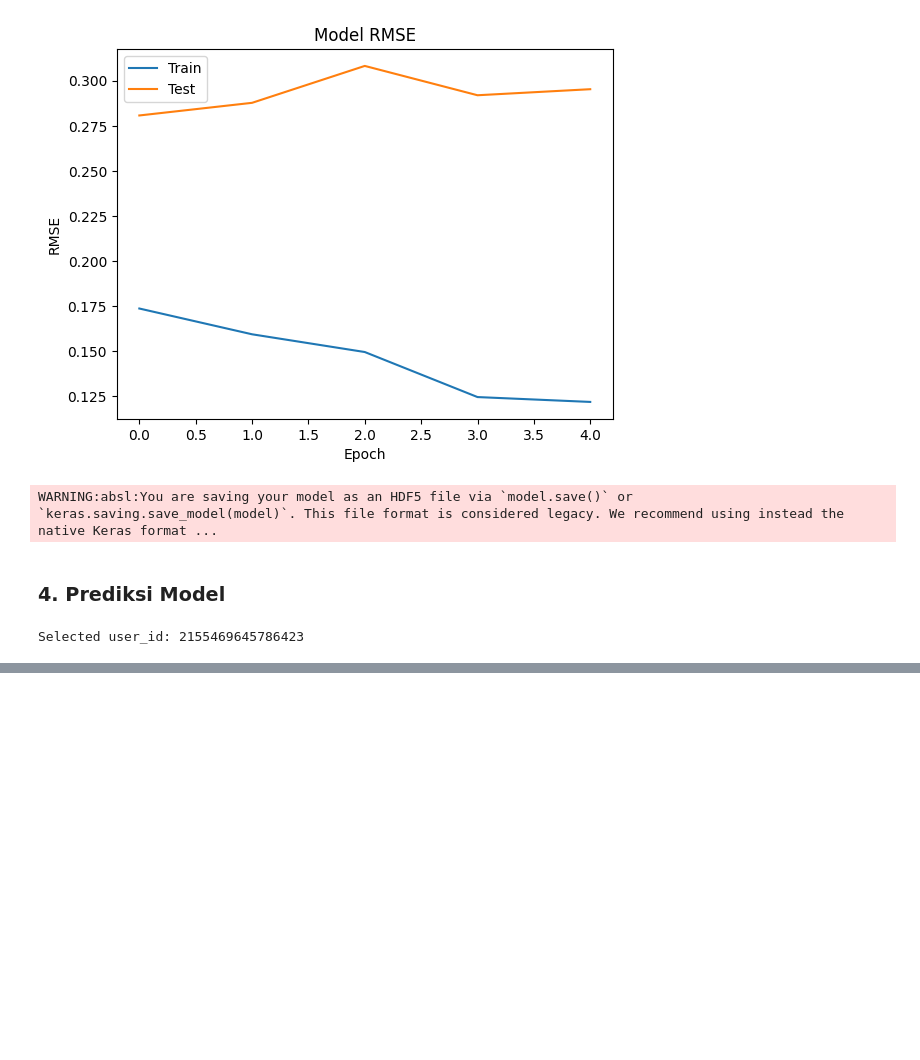
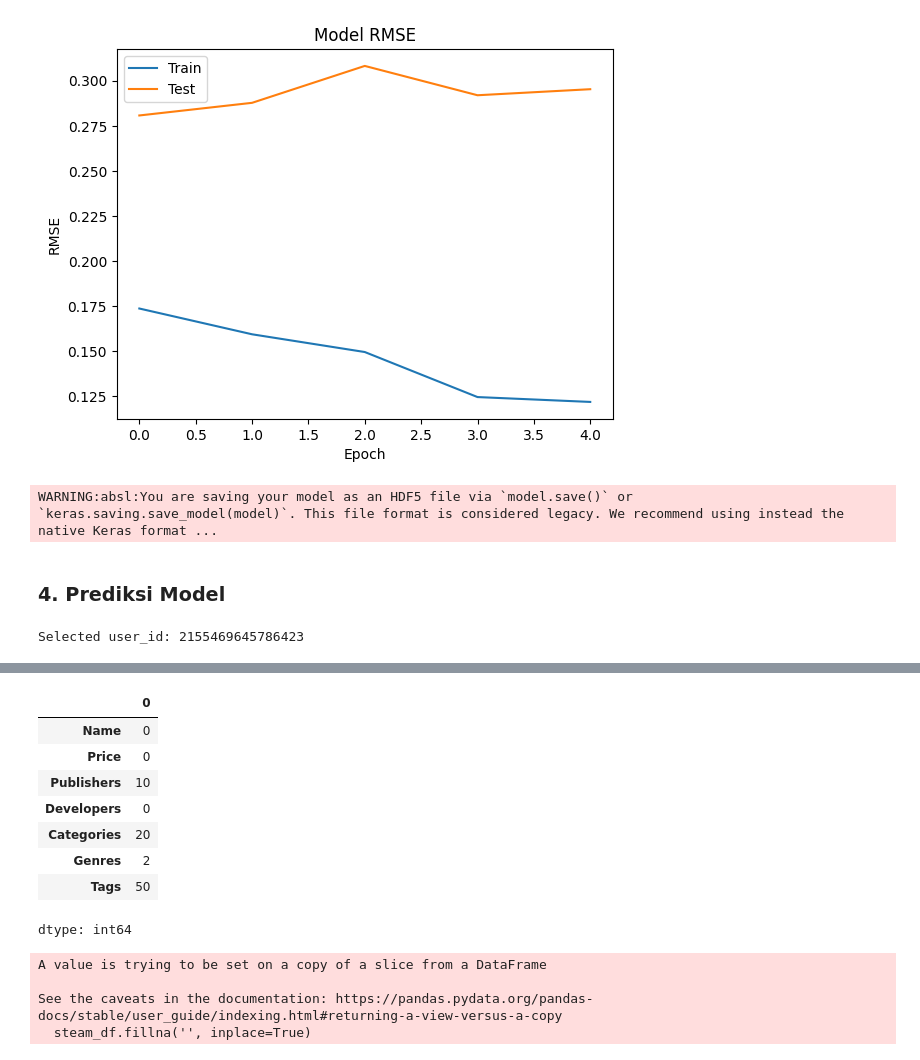
Before and after one commit to zhulkhoirr/Steam-Recommendation-System, a Jupyter notebook: SteamRecommenderSystem.ipynb, the cells around one changed output, grey strips where cells are left out. Saved outputs shown, nothing was run; the diff lists cells and outputs as text; code cells hidden in the pictures; blank space fills up the shorter version.

```diff
--- a/SteamRecommenderSystem.ipynb
+++ b/SteamRecommenderSystem.ipynb
@@ -490,0 +563,19 @@ WARNING:absl:Compiled the loaded model, but the compiled metrics have yet to be
+# %%
+steam_df.isnull().sum()
+# %% [output]
+|  | 0 |
+| Name | 0 |
+| Price | 0 |
+| Publishers | 10 |
+| Developers | 0 |
+| Categories | 20 |
+| Genres | 2 |
+| Tags | 50 |
+dtype: int64
+# %%
+steam_df.fillna('', inplace=True)
+# %% [output]
+A value is trying to be set on a copy of a slice from a DataFrame
+
+See the caveats in the documentation: https://pandas.pydata.org/pandas-docs/stable/user_guide/indexing.html#returning-a-view-versus-a-copy
+  steam_df.fillna('', inplace=True)
```
Also changed, not shown: parts of 27 cells of this notebook.
